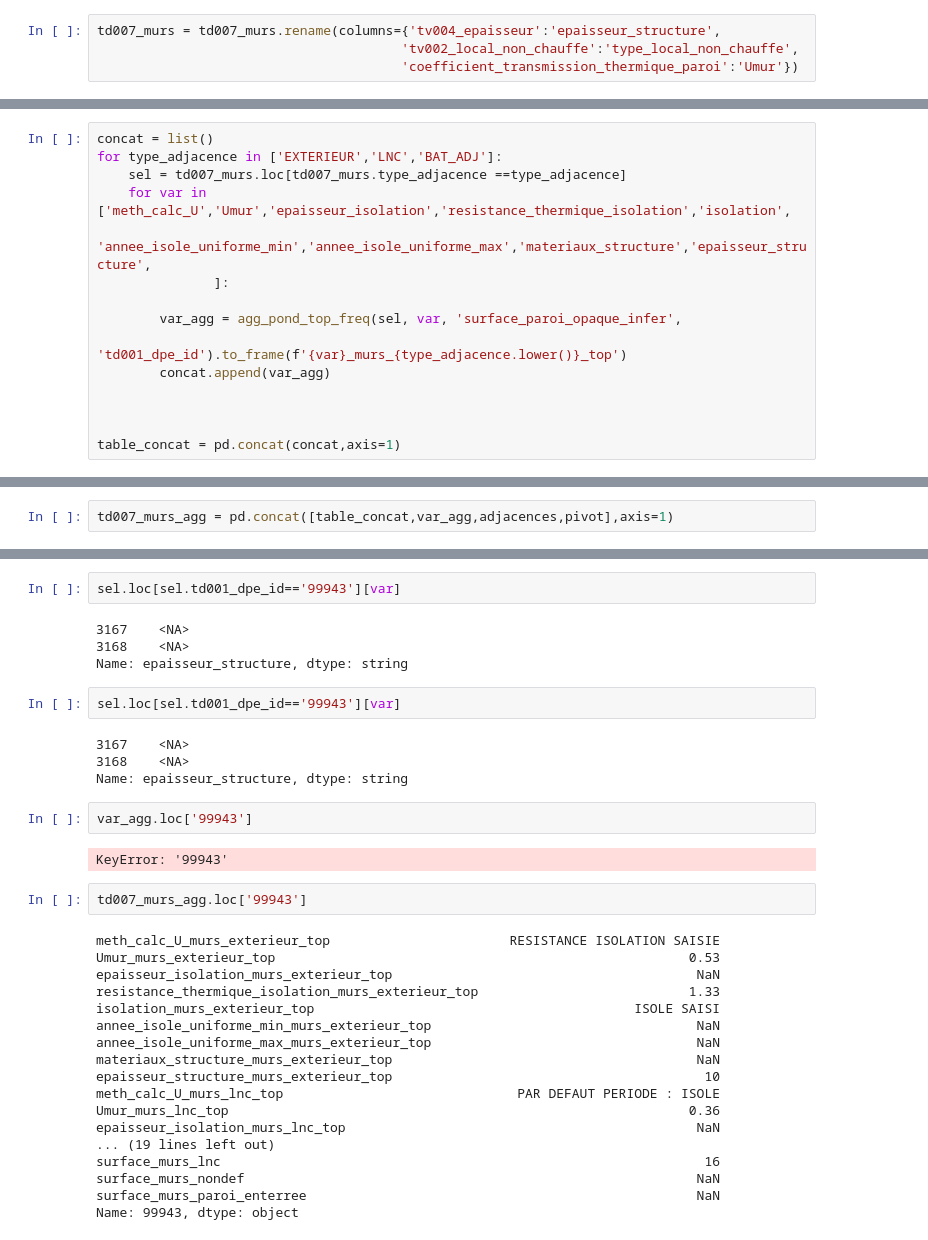
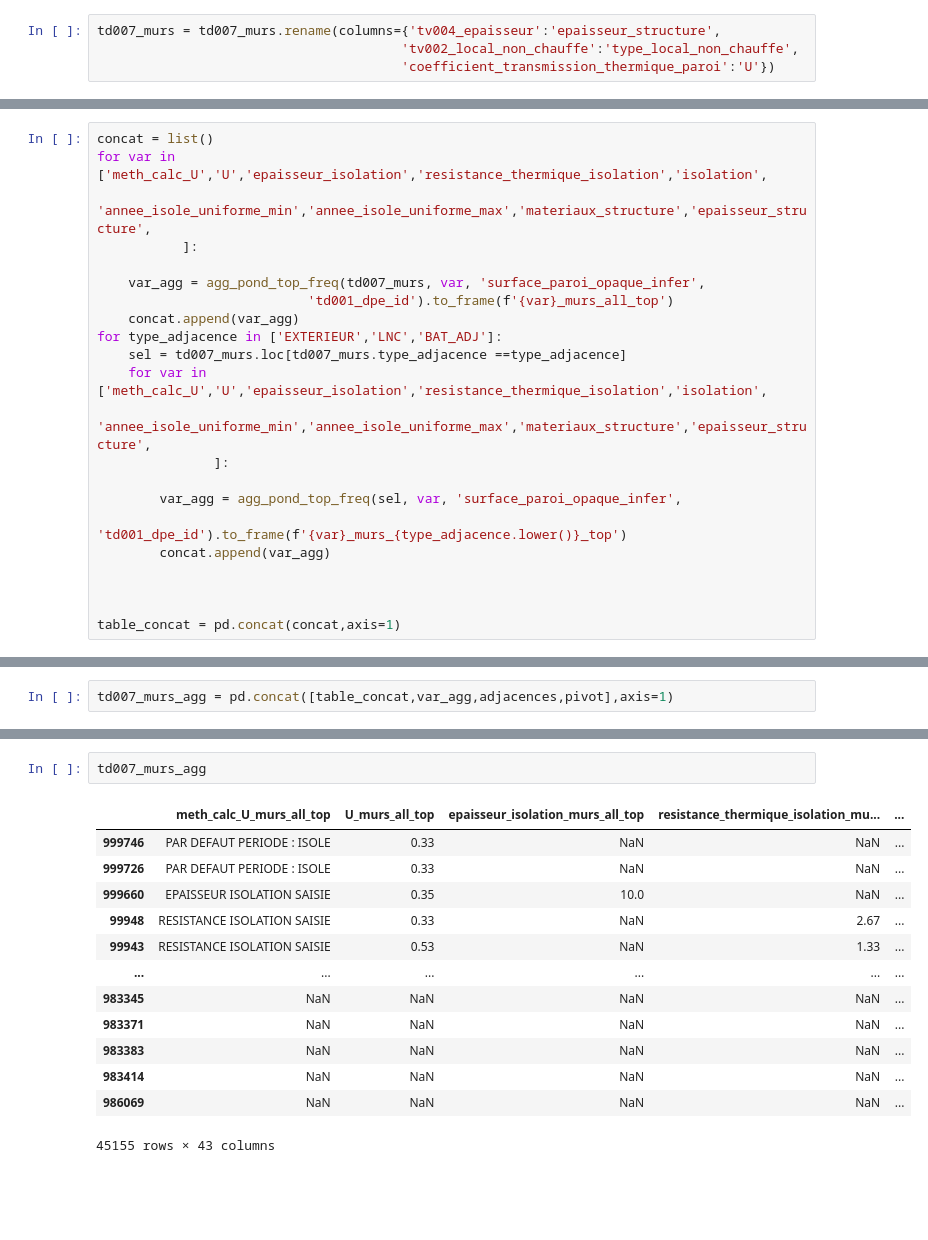
Before and after one commit to etalab/de-dpe-processing, a Jupyter notebook: data_processing_cstb/traitement_donnees_metier/dev.ipynb, the cells around one changed output, grey strips where cells are left out. Drawn from its saved outputs; the diff is of its cells as text; blank space fills up the shorter version.

```diff
--- a/data_processing_cstb/traitement_donnees_metier/dev.ipynb
+++ b/data_processing_cstb/traitement_donnees_metier/dev.ipynb
@@ -357,14 +339,21 @@ td007_murs.loc[test][['tv003_code','tv003_annee_construction_min','tv003_annee_i
 # %%
 td007_murs = td007_murs.rename(columns={'tv004_epaisseur':'epaisseur_structure',
                                        'tv002_local_non_chauffe':'type_local_non_chauffe',
-                                       'coefficient_transmission_thermique_paroi':'Umur'})
+                                       'coefficient_transmission_thermique_paroi':'U'})
 # %% [markdown]
 # aggregation td001 murs
 # %%
 concat = list()
+for var in ['meth_calc_U','U','epaisseur_isolation','resistance_thermique_isolation','isolation',
+            'annee_isole_uniforme_min','annee_isole_uniforme_max','materiaux_structure','epaisseur_structure',
+           ]:
+
+    var_agg = agg_pond_top_freq(td007_murs, var, 'surface_paroi_opaque_infer',
+                           'td001_dpe_id').to_frame(f'{var}_murs_all_top')
+    concat.append(var_agg)
 for type_adjacence in ['EXTERIEUR','LNC','BAT_ADJ']:
     sel = td007_murs.loc[td007_murs.type_adjacence ==type_adjacence]
-    for var in ['meth_calc_U','Umur','epaisseur_isolation','resistance_thermique_isolation','isolation',
+    for var in ['meth_calc_U','U','epaisseur_isolation','resistance_thermique_isolation','isolation',
                 'annee_isole_uniforme_min','annee_isole_uniforme_max','materiaux_structure','epaisseur_structure',
                ]:
 
@@ -557,36 +384,16 @@ Categories (40, object): [10, 10 et -, 12, 13, ..., 8 et -, 80, 9 et -, Sans obj
-# %%
-sel.loc[sel.td001_dpe_id=='99943'][var]
-# %% [output]
-3167    <NA>
-3168    <NA>
-Name: epaisseur_structure, dtype: string
-# %%
-sel.loc[sel.td001_dpe_id=='99943'][var]
-# %% [output]
-3167    <NA>
-3168    <NA>
-Name: epaisseur_structure, dtype: string
-# %%
-var_agg.loc['99943']
-# %% [output]
-KeyError: '99943'
 # %%
-td007_murs_agg.loc['99943']
+td007_murs_agg
 # %% [output]
+|  | meth_calc_U_murs_all_top | U_murs_all_top | epaisseur_isolation_murs_all_top | resistance_thermique_isolation_mu... | ... |
+| 999746 | PAR DEFAUT PERIODE : ISOLE | 0.33 | NaN | NaN | ... |
+| 999726 | PAR DEFAUT PERIODE : ISOLE | 0.33 | NaN | NaN | ... |
+| 999660 | EPAISSEUR ISOLATION SAISIE | 0.35 | 10.0 | NaN | ... |
+| 99948 | RESISTANCE ISOLATION SAISIE | 0.33 | NaN | 2.67 | ... |
+| 99943 | RESISTANCE ISOLATION SAISIE | 0.53 | NaN | 1.33 | ... |
+| ... | ... | ... | ... | ... | ... |
+| 983345 | NaN | NaN | NaN | NaN | ... |
+| 983371 | NaN | NaN | NaN | NaN | ... |
+| 983383 | NaN | NaN | NaN | NaN | ... |
+| 983414 | NaN | NaN | NaN | NaN | ... |
+| 986069 | NaN | NaN | NaN | NaN | ... |
-meth_calc_U_murs_exterieur_top                       RESISTANCE ISOLATION SAISIE
-Umur_murs_exterieur_top                                                     0.53
-epaisseur_isolation_murs_exterieur_top                                       NaN
-resistance_thermique_isolation_murs_exterieur_top                           1.33
-isolation_murs_exterieur_top                                         ISOLE SAISI
-annee_isole_uniforme_min_murs_exterieur_top                                  NaN
-annee_isole_uniforme_max_murs_exterieur_top                                  NaN
-materiaux_structure_murs_exterieur_top                                       NaN
-epaisseur_structure_murs_exterieur_top                                        10
-meth_calc_U_murs_lnc_top                              PAR DEFAUT PERIODE : ISOLE
-Umur_murs_lnc_top                                                           0.36
-epaisseur_isolation_murs_lnc_top                                             NaN
-... (19 lines left out)
-surface_murs_lnc                                                              16
-surface_murs_nondef                                                          NaN
-surface_murs_paroi_enterree                                                  NaN
-Name: 99943, dtype: object
+45155 rows × 43 columns
```
Also changed, not shown: parts of 31 cells of this notebook, 2 other files.
